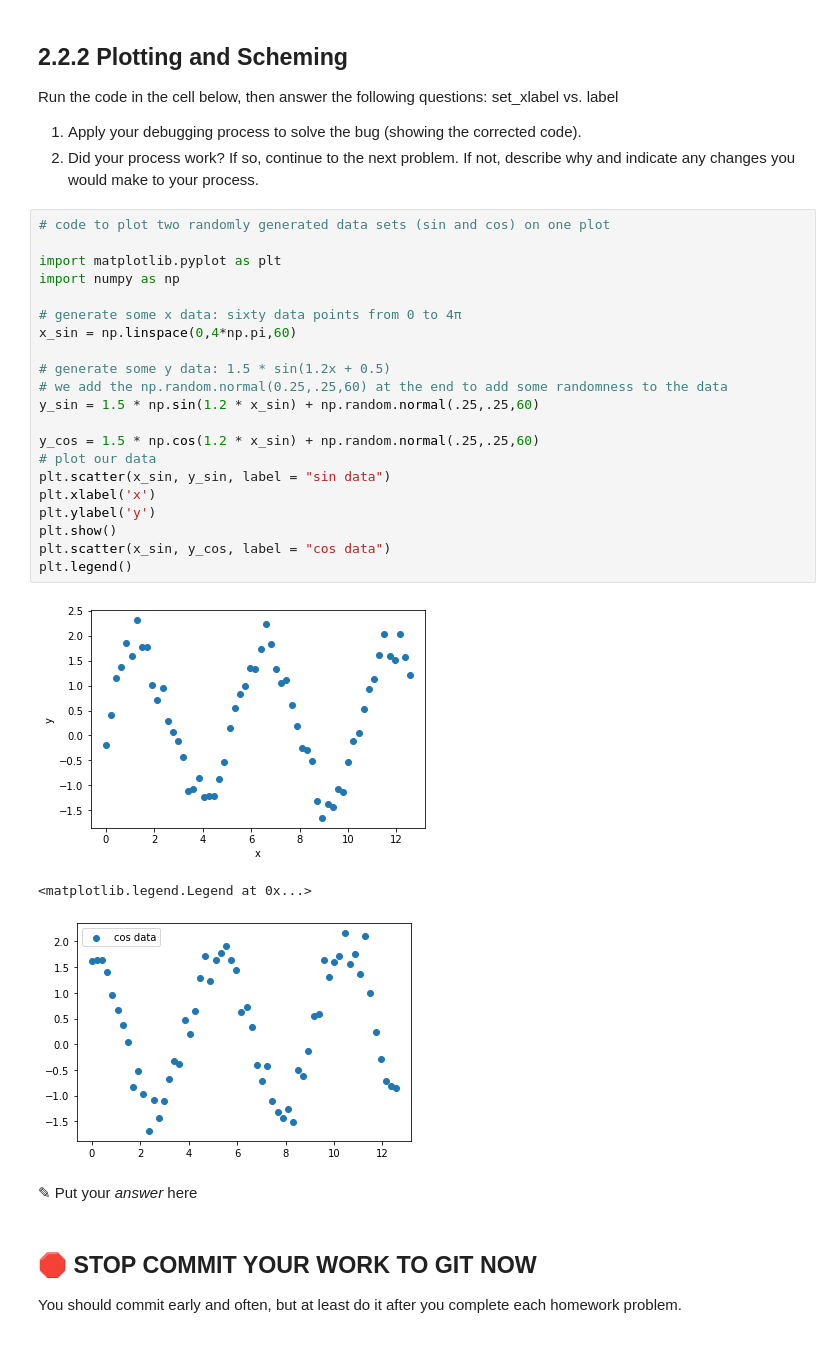
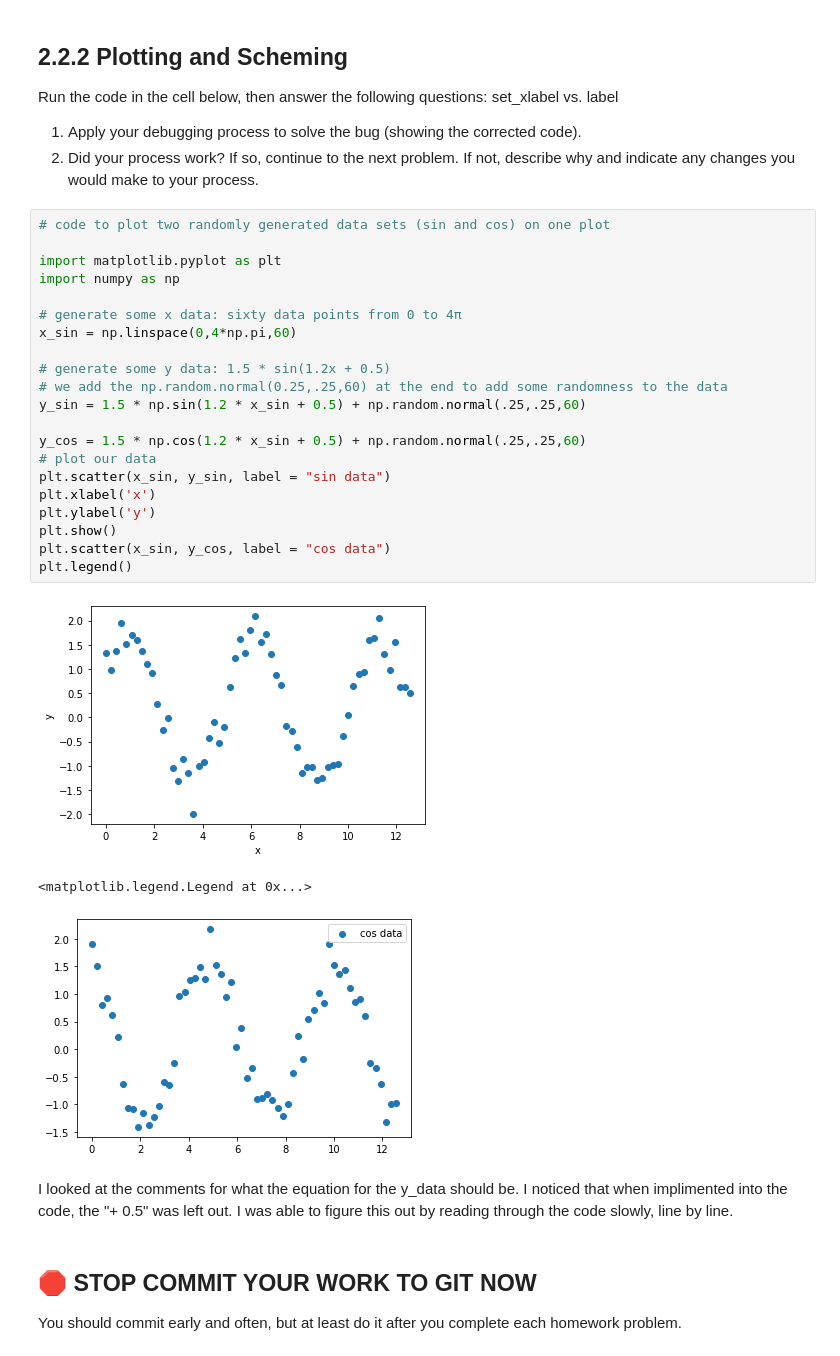
Before and after one commit to lucaswunderlich/CMSE202-s23-turnin, a Jupyter notebook: HW1_S23-Wunderlich.ipynb, the cells around one changed output. Drawn from its saved outputs; the diff is of its cells as text.

```diff
--- a/HW1_S23-Wunderlich.ipynb
+++ b/HW1_S23-Wunderlich.ipynb
@@ -176,30 +155,30 @@ set_xlabel vs. label
 # %%
 # code to plot two randomly generated data sets (sin and cos) on one plot
 
 import matplotlib.pyplot as plt
 import numpy as np
 
 # generate some x data: sixty data points from 0 to 4π
 x_sin = np.linspace(0,4*np.pi,60)
 
 # generate some y data: 1.5 * sin(1.2x + 0.5)
 # we add the np.random.normal(0.25,.25,60) at the end to add some randomness to the data
-y_sin = 1.5 * np.sin(1.2 * x_sin) + np.random.normal(.25,.25,60)
+y_sin = 1.5 * np.sin(1.2 * x_sin + 0.5) + np.random.normal(.25,.25,60)
 
-y_cos = 1.5 * np.cos(1.2 * x_sin) + np.random.normal(.25,.25,60)
+y_cos = 1.5 * np.cos(1.2 * x_sin + 0.5) + np.random.normal(.25,.25,60)
 # plot our data
 plt.scatter(x_sin, y_sin, label = "sin data")
 plt.xlabel('x')
 plt.ylabel('y')
 plt.show()
 plt.scatter(x_sin, y_cos, label = "cos data")
 plt.legend()
 # %% [output]
-[figure, old version]
+[figure, new version]
 <matplotlib.legend.Legend at 0x...>
-[figure, old version]
+[figure, new version]
-# %% [markdown]
-<font size=+3>&#9998;</font> Put your *answer* here
+# %% [markdown]
+I looked at the comments for what the equation for the y_data should be. I noticed that when implimented into the code, the "+ 0.5" was left out. I was able to figure this out by reading through the code slowly, line by line.
 # %% [markdown]
 ## &#128721; STOP **COMMIT YOUR WORK TO GIT NOW**
 
```
Also changed, not shown: parts of 8 cells of this notebook.
